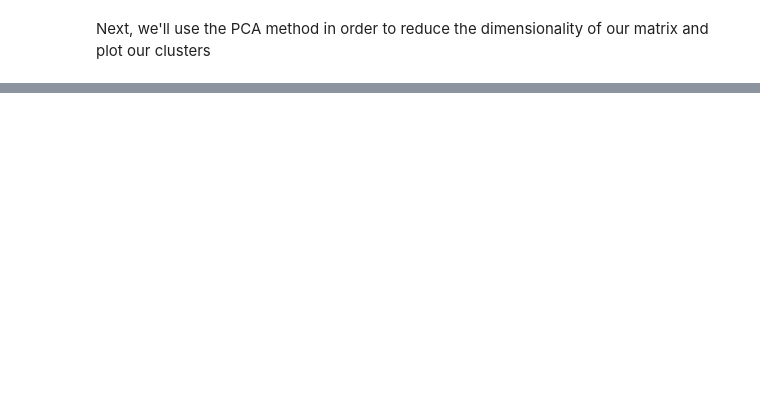
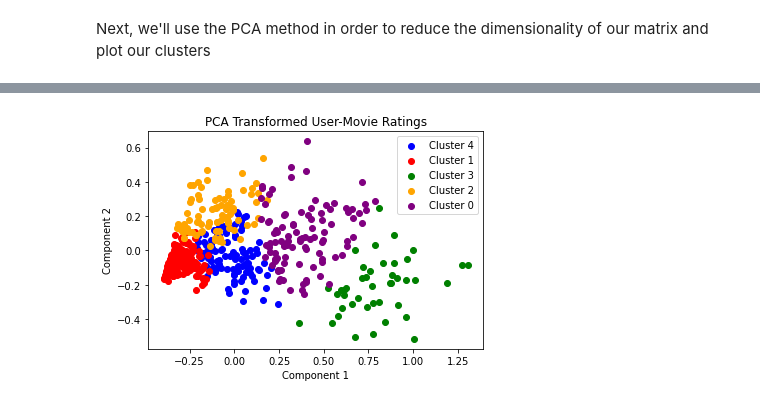
Before and after one commit to ThanosApostolou/aics-pattern-recognition, a Jupyter notebook: IMDB.ipynb, the cells around one changed output, grey strips where cells are left out. Cells and saved outputs as stored; diff of their text form; code cells hidden in the pictures; blank space fills up the shorter version.

```diff
--- a/IMDB.ipynb
+++ b/IMDB.ipynb
@@ -223,8 +231,8 @@ pickle_file_common_ratings = os.path.join(DATAFOLDER_PATH, "common_ratings")
 #Check the existence of the previously defined pickle file
 if os.path.exists(pickle_file_weights) & os.path.exists(pickle_file_common_ratings):
     #Load the pickle file
-    W: np_typing.NDArray[np.float64] = np.load(pickle_file_weights)
-    CommonRatings: np_typing.NDArray[np.float64] = np.load(pickle_file_common_ratings)
+    W = np.load(pickle_file_weights)
+    CommonRatings = np.load(pickle_file_common_ratings)
 else:
     for source_user in user_items_dict.keys():
         for target_user in user_items_dict.keys():
@@ -358,7 +443,7 @@ df_euclidean
 # %%
 from sklearn.cluster import KMeans
 # Cluster the users using K-means
-kmeans = KMeans(n_clusters=5, n_init=10).fit(Dist_euclidean)
+kmeans = KMeans(n_clusters=5).fit(Dist_euclidean)
 
 # Get the cluster labels
 labels_euclidean = kmeans.labels_
@@ -388,7 +491,7 @@ df_cosine
 Στον πίνακα αποστάσεων που έχουμε δημιουργήσει, θα τρέξουμε τον αλγόριθμο k-means ώστε να αποτιμήσουμε την ομοιότητα των χρηστών χρησιμοποιώντας τις μεταξύ τους αποστάσεις.
 # %%
 # Cluster the users using K-means
-kmeans = KMeans(n_clusters=5, n_init=10).fit(df_cosine)
+kmeans = KMeans(n_clusters=5).fit(df_cosine)
 
 # Get the cluster labels
 labels_cosine = kmeans.labels_
@@ -463,0 +692,38 @@ plt.show()
+# %%
+def plot_pca_cluster(ratings_matrix, n_clusters):
+    # instantiate StandardScaler and PCA with 2 components for 2D scatter plot
+    scaler = StandardScaler()
+    pca = PCA(n_components=2)
+
+    # fit and transform the ratings matrix
+    ratings_pca = pca.fit_transform(ratings_matrix)
+
+    # apply K-means clustering
+    kmeans = KMeans(n_clusters=n_clusters, random_state=42)
+    labels = kmeans.fit_predict(ratings_matrix)
+
+    # create a new dataframe with the PCA components and cluster labels
+    df_pca = pd.DataFrame(ratings_pca, index=range(0, ratings_matrix.shape[0]), columns=['Component 1', 'Component 2'])
+    df_pca['Cluster'] = labels
+
+    # create a scatter plot of the PCA components with color-coded clusters
+    fig, ax = plt.subplots()
+
+    for label, color in zip(df_pca['Cluster'].unique(), ['blue', 'red', 'green', 'orange', 'purple']):
+        group = df_pca.groupby('Cluster').get_group(label)
+        ax.scatter(group['Component 1'], group['Component 2'], c=color, label=f'Cluster {label}')
+
+    # set the axis labels and title
+    ax.set_xlabel('Component 1')
+    ax.set_ylabel('Component 2')
+    ax.set_title('PCA Transformed User-Movie Ratings')
+
+    # add a legend
+    ax.legend()
+
+    # show the plot
+    plt.show()
+# %%
+plot_pca_cluster(jaccard_dist, 5)
+# %% [output]
+[figure, added]
```
Also changed, not shown: parts of 31 cells of this notebook.
